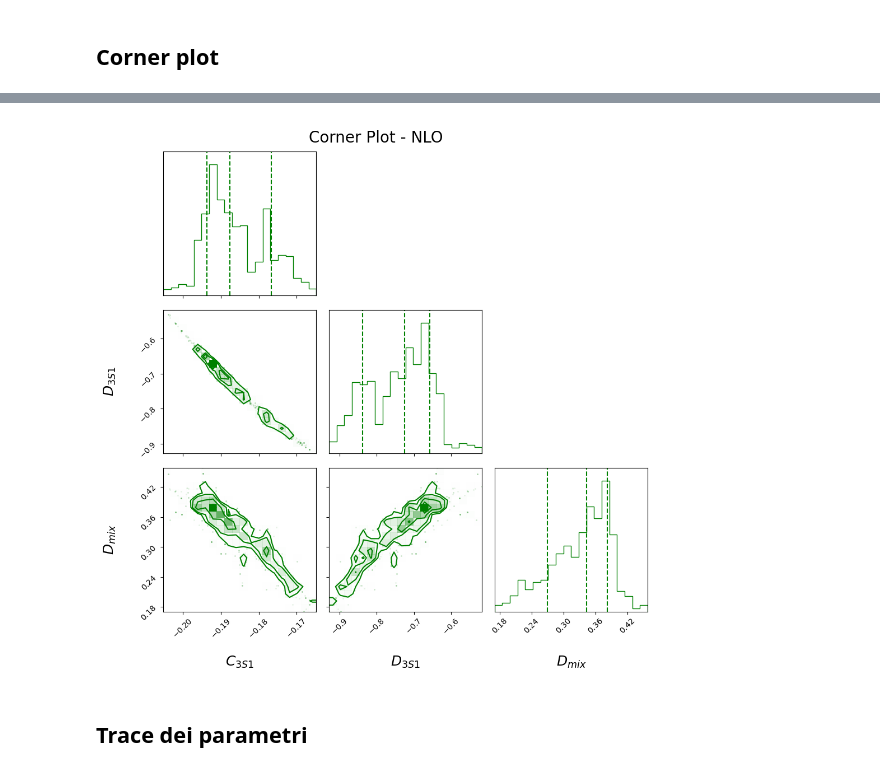
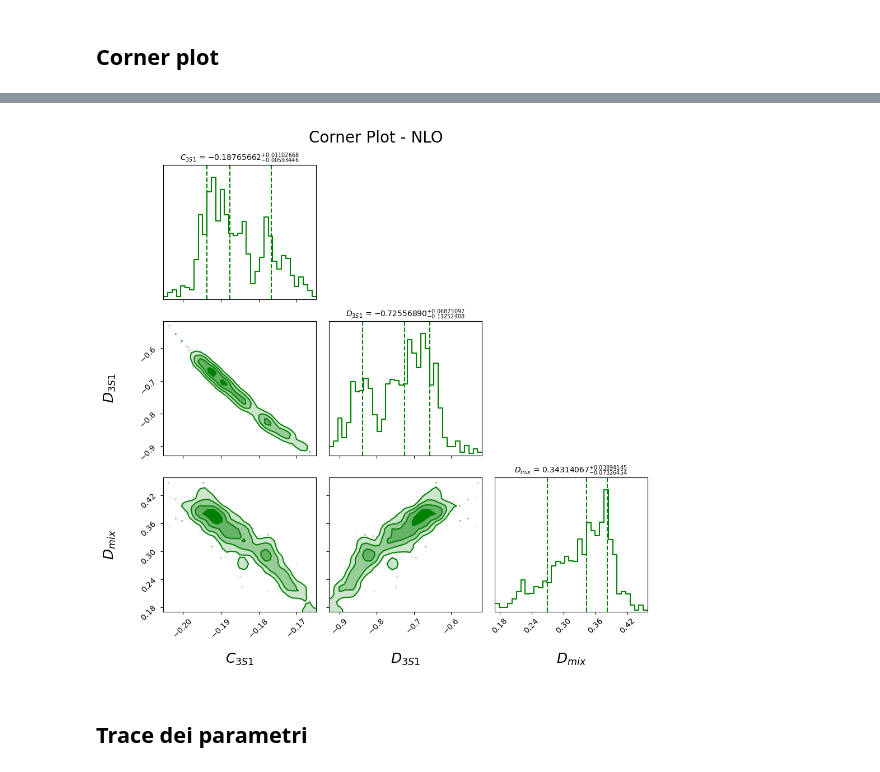
Before and after one commit to Lvetto/lmd_forza_nucleare, a Jupyter notebook: plots.ipynb, the cells around one changed output, grey strips where cells are left out. Cells and saved outputs as stored; diff of their text form; code cells hidden in the pictures.

```diff
--- a/plots.ipynb
+++ b/plots.ipynb
@@ -71,35 +77,43 @@ plt.show()
 # %%
 fig = plt.figure(figsize=(10, 10))
 
 nlo_samples = NLO_chain[int(0.5 * len(NLO_chain)):]
 
 if nlo_samples.shape[1] == len(param_names_NLO_1S0):
     nlo_labels = param_names_NLO_1S0
 elif nlo_samples.shape[1] == len(param_names_NLO_3S1):
     nlo_labels = param_names_NLO_3S1
 else:
     nlo_labels = [f"param_{i}" for i in range(nlo_samples.shape[1])]
 
 corner.corner(
     nlo_samples,
     labels=nlo_labels,
-    show_titles=False,
+    show_titles=True,
+    title_fmt=".8f",
+    title_kwargs={"fontsize": 10},
     fig=fig,
+    bins=35,
+    smooth=1,
+    smooth1d=0.5,
     color="green",
     verbose=False,
     use_math_text=True,
     quantiles=[0.16, 0.5, 0.84],
-    label_kwargs={"fontsize": 18}
- )
+    label_kwargs={"fontsize": 18},
+    plot_contours=True,
+    fill_contours=True,
+    plot_density=True
+)
 
 fig.suptitle("Corner Plot - NLO", fontsize=20)
 fig.tight_layout()
 
 fig.savefig("figure/corner_NLO.pdf", bbox_inches="tight")
 
 plt.show()
 # %% [output]
-[figure, old version]
+[figure, new version]
 # %% [markdown]
 ## Trace dei parametri
 # %%
```
Also changed, not shown: parts of 1 cell of this notebook, 2 other files.
